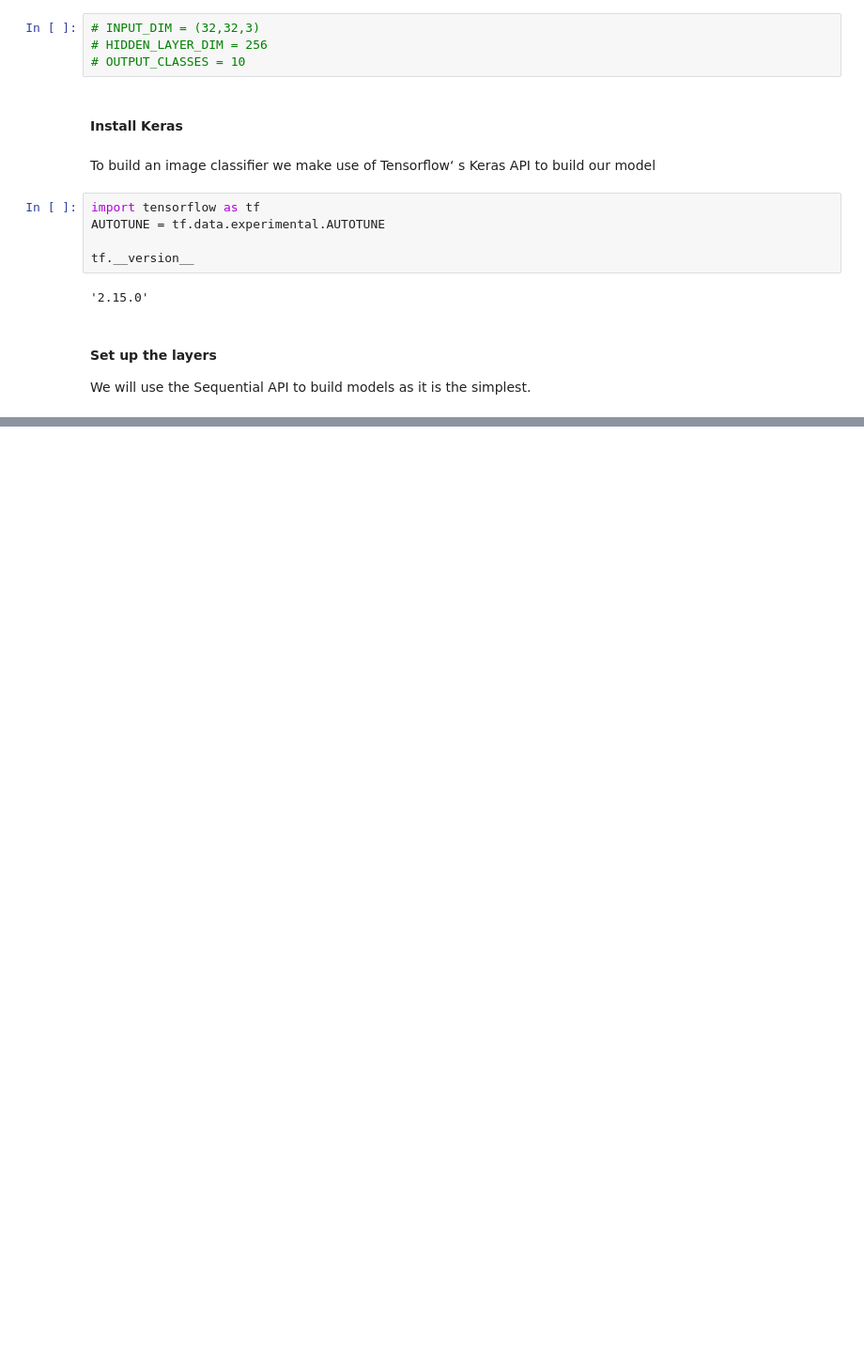
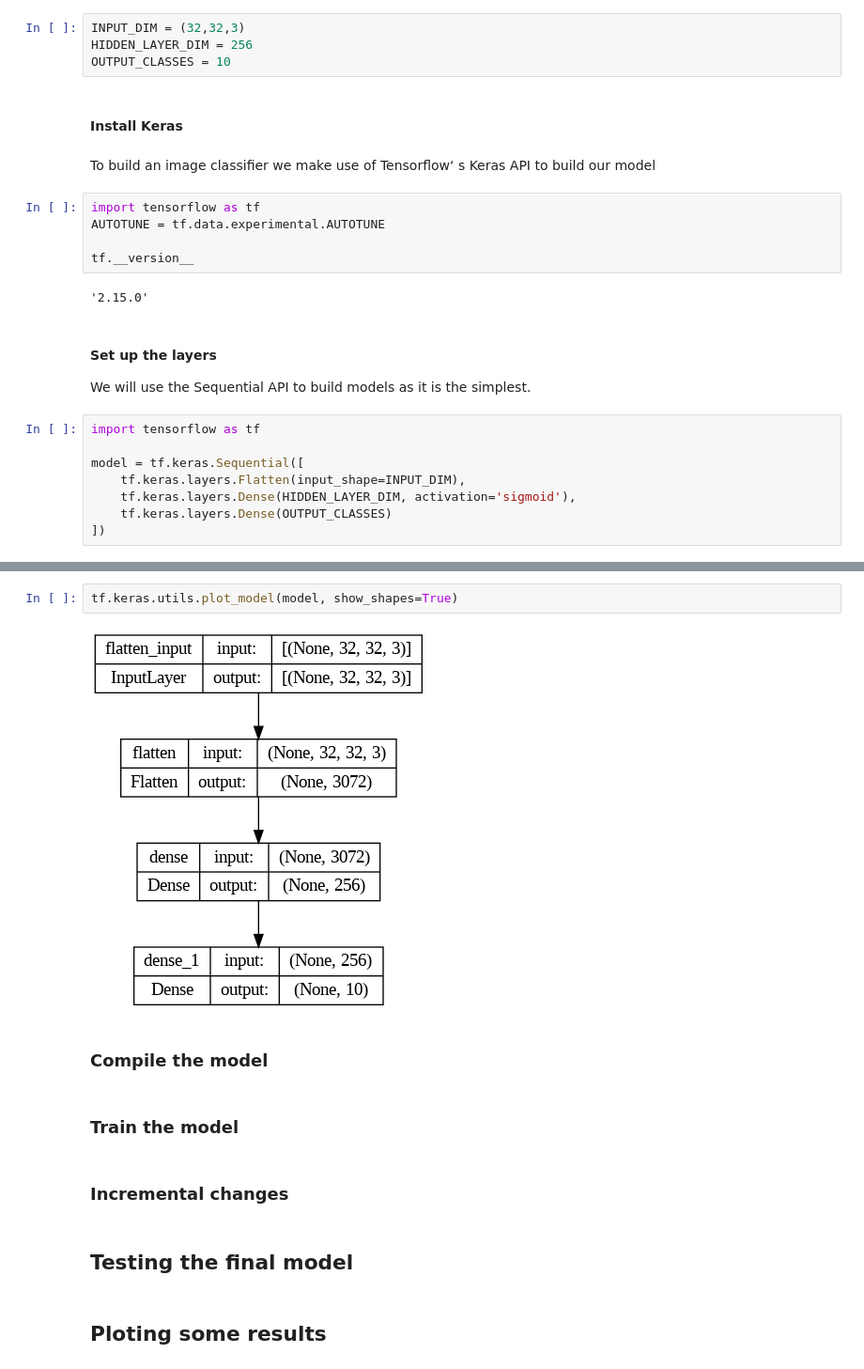
Before and after one commit to BenjapornW/Road-Traffic-Signs-Image-Classification-using-a-Neural-Network, a Jupyter notebook: s3959666_s3961136.ipynb, the cells around one changed output, grey strips where cells are left out. Shown at 94% size. Cells and saved outputs as stored; diff of their text form; blank space fills up the shorter version.

```diff
--- a/s3959666_s3961136.ipynb
+++ b/s3959666_s3961136.ipynb
@@ -47,9 +68,9 @@ Output variable (desired target):
 # %% [markdown]
 ### Model 1: Base Model - Neural Network
 # %%
-# INPUT_DIM = (32,32,3)
-# HIDDEN_LAYER_DIM = 256
-# OUTPUT_CLASSES = 10
+INPUT_DIM = (32,32,3)
+HIDDEN_LAYER_DIM = 256
+OUTPUT_CLASSES = 10
 # %% [markdown]
 #### Install Keras
 # %% [markdown]
@@ -64,3 +85,11 @@ tf.__version__
 # %% [markdown]
 #### Set up the layers
 We will use the Sequential API to build models as it is the simplest.
+# %%
+import tensorflow as tf
+
+model = tf.keras.Sequential([
+    tf.keras.layers.Flatten(input_shape=INPUT_DIM),
+    tf.keras.layers.Dense(HIDDEN_LAYER_DIM, activation='sigmoid'),
+    tf.keras.layers.Dense(OUTPUT_CLASSES)
+])
@@ -67 +114,15 @@ We will use the Sequential API to build models as it is the simplest.
+# %%
+tf.keras.utils.plot_model(model, show_shapes=True)
+# %% [output]
+[figure, added]
+# %% [markdown]
+### Compile the model
+# %% [markdown]
+### Train the model
+# %% [markdown]
+### Incremental changes
+# %% [markdown]
+## Testing the final model
+# %% [markdown]
+## Ploting some results
 # %% [markdown]
```
Also changed, not shown: parts of 8 cells of this notebook.
